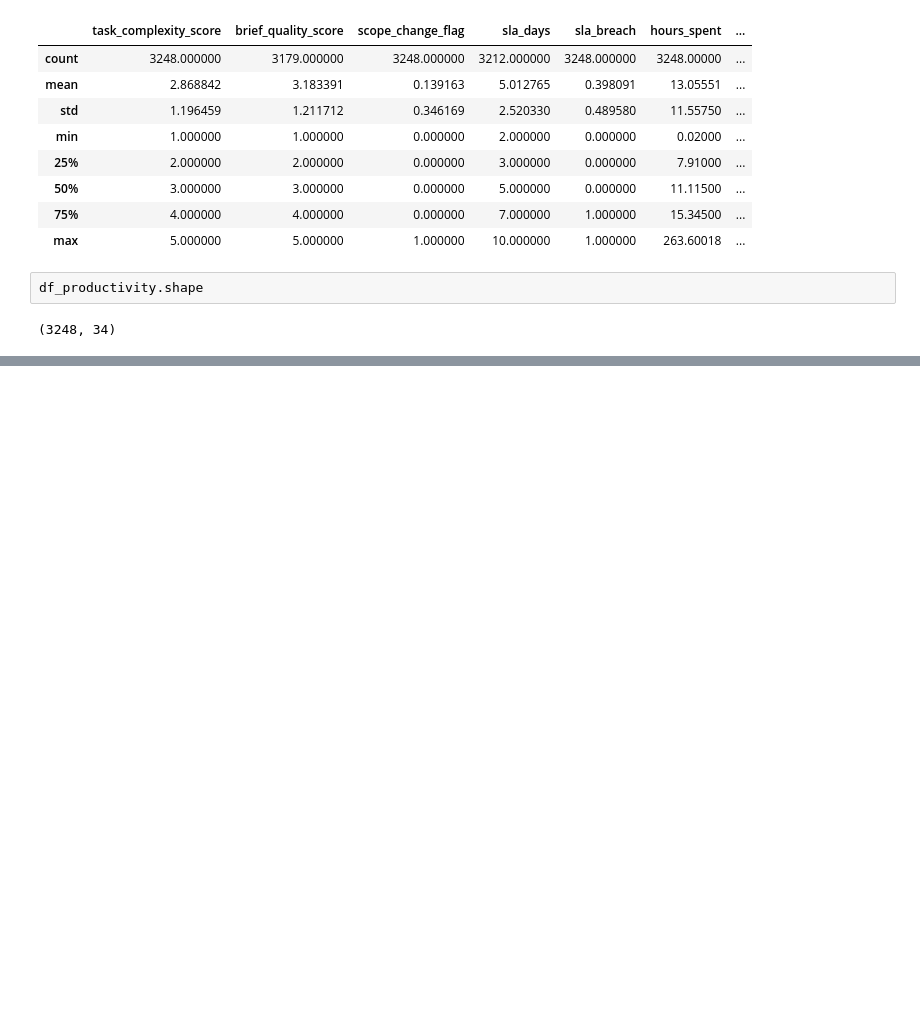
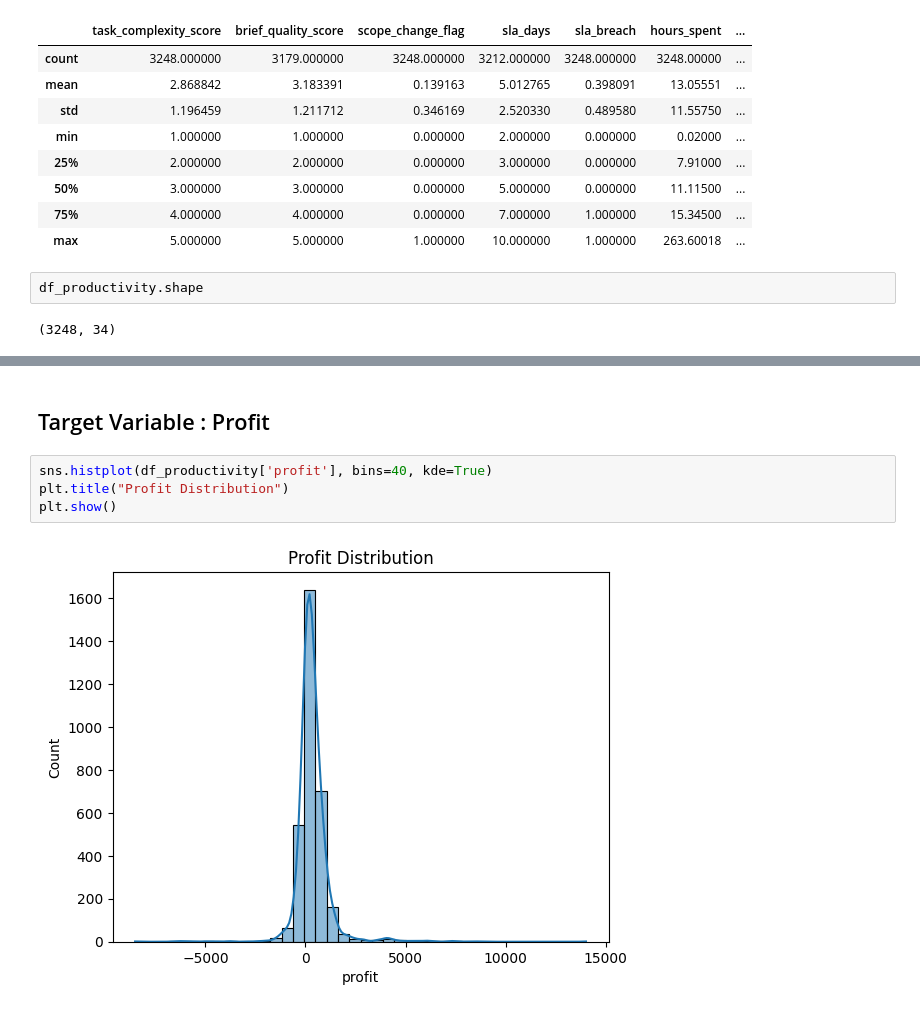
Before and after one commit to andreamammano89-maker/ML_Project_SEA_815441, a Jupyter notebook: main.ipynb, the cells around one changed output, grey strips where cells are left out. Saved outputs shown, nothing was run; the diff lists cells and outputs as text; blank space fills up the shorter version.

```diff
--- a/main.ipynb
+++ b/main.ipynb
@@ -34,0 +192,8 @@ df_productivity.shape
+# %% [markdown]
+## Target Variable : Profit
+# %%
+sns.histplot(df_productivity['profit'], bins=40, kde=True)
+plt.title("Profit Distribution")
+plt.show()
+# %% [output]
+[figure, added]
```
Also changed, not shown: parts of 9 cells of this notebook, 2 other files.
